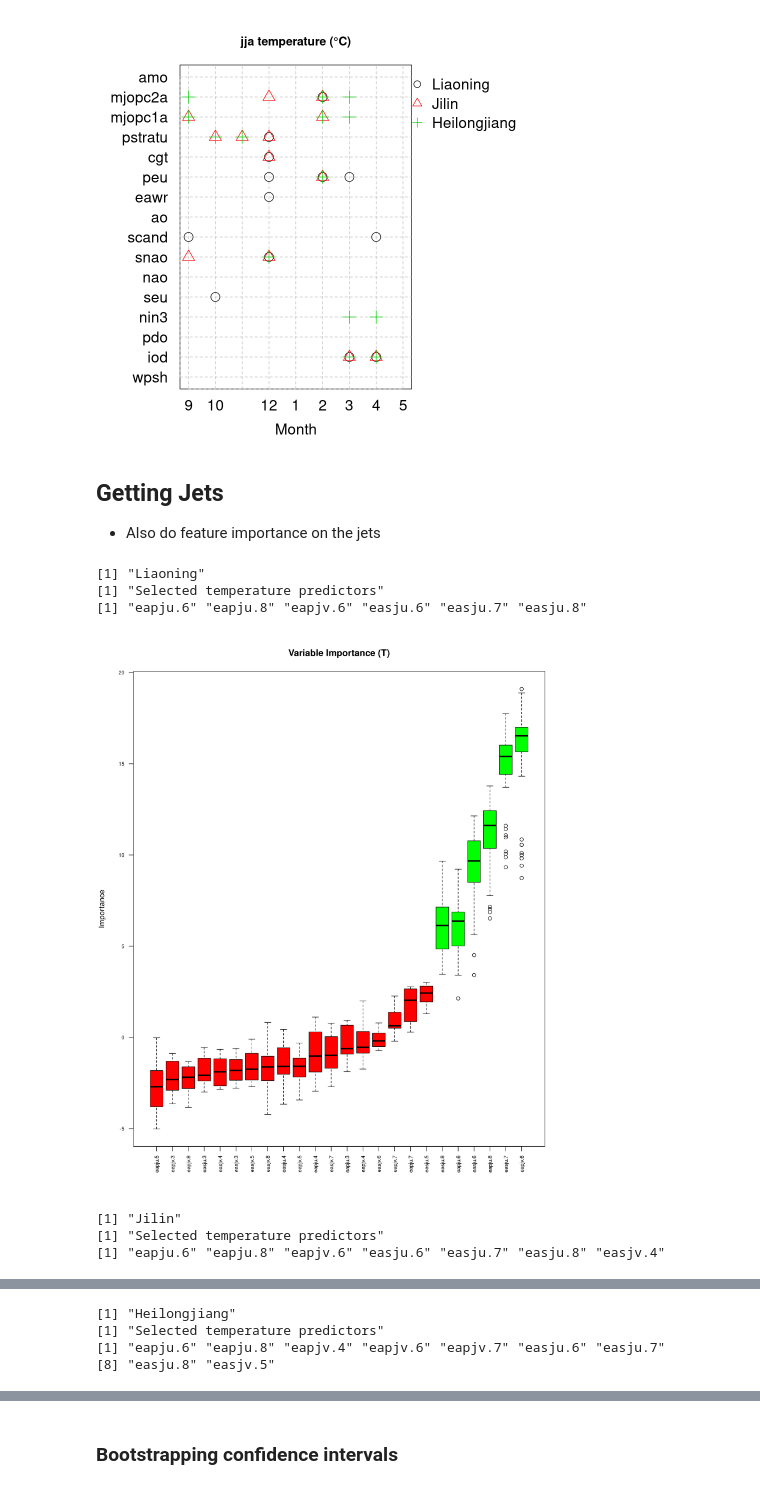
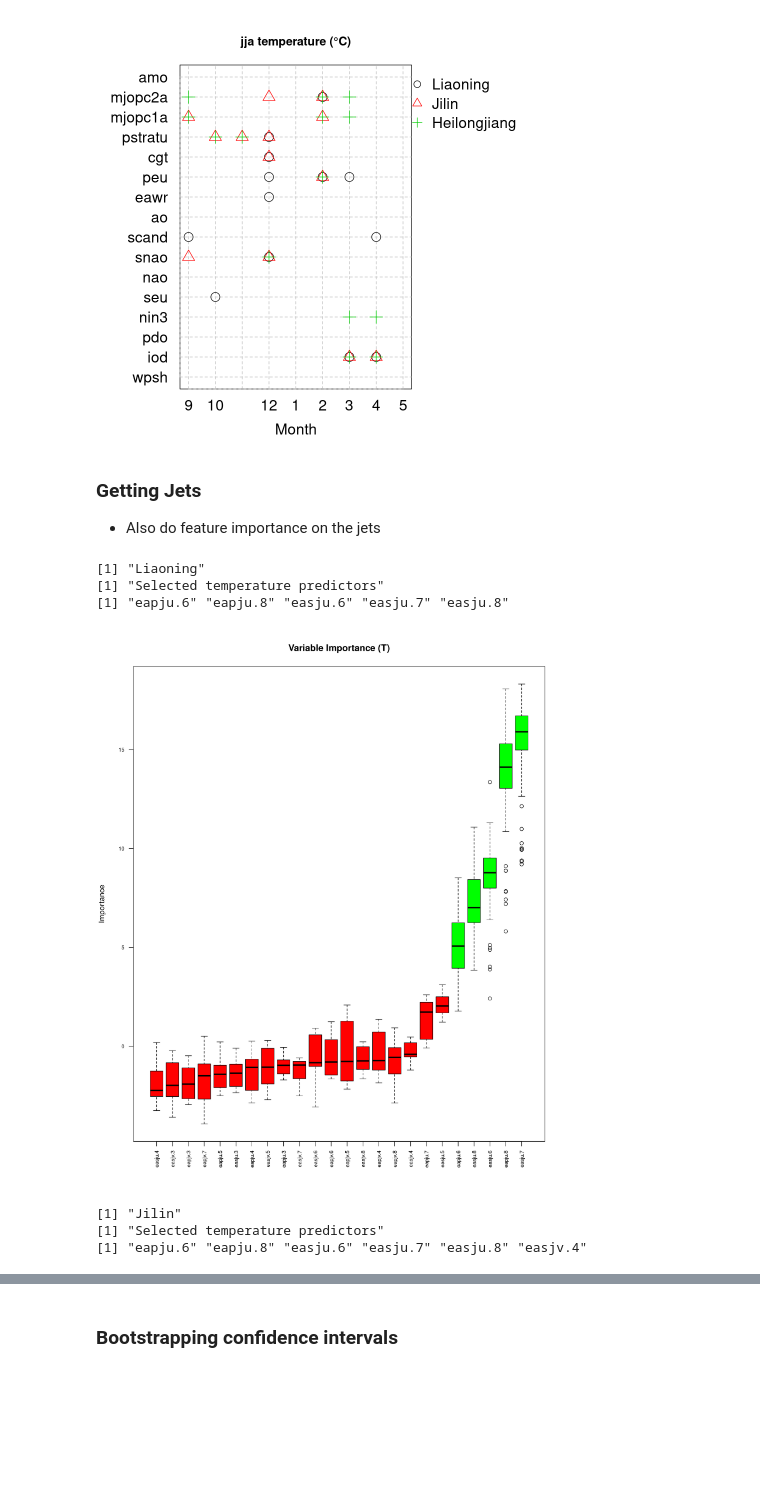
Before and after one commit to informatics-lab/cssp_china_wp5.6_binder, a Jupyter notebook: R/analysis_notebook_temperature.ipynb, the cells around one changed output, grey strips where cells are left out. Drawn from its saved outputs; the diff is of its cells as text; code cells hidden in the pictures; blank space fills up the shorter version.

```diff
--- a/R/analysis_notebook_temperature.ipynb
+++ b/R/analysis_notebook_temperature.ipynb
@@ -235,6 +260,8 @@ library(ggplot2)
 region = "NE_China"
 regs = c("Liaoning", "Jilin", "Heilongjiang")
 # %%
+# setting up stuff for saving
+lag = 0
 ystrts = rownames(cindex_df)[1] # first year in dataset
 yends = rownames(cindex_df)[length(rownames(cindex_df))] # last year in dataset
 suffix = 'jja'
@@ -272,15 +325,24 @@ for (k in 1:length(regs)) {
 
     ########################## Doing feature selection with random forest #######################################
 
-    boruta_output_temp <- Boruta(temp_y_train ~ ., data=din_temp, doTrace=0, maxRuns= 400, ntree=4000, pValue = 0.1)
+    boruta_output_temp <- Boruta(temp_y_train ~ ., data=din_temp, doTrace=0, maxRuns= 400, ntree=4000, pValue = 0.01)
     boruta_signif_temp <- names(boruta_output_temp$finalDecision[boruta_output_temp$finalDecision %in% c("Confirmed", "Tentative")])
 
-    png(paste('./',region,'_varimp_',regs[k],'_',ystrts,'_',yends,'_',suffix,'.png', sep="")
+    png(paste('./',region,'_varimp_',regs[k],'_',ystrts,'_',yends,"_lag_",lag,'_',suffix,'.png', sep="")
         ,width=9,height=6,units="in",res=300)
     plot(boruta_output_temp, cex.axis=.7, las=2, xlab="", main=paste("Variable Importance (T)", regs[k]), whichShadow = c(FALSE, FALSE, FALSE))  # plot variable importance
     dev.off()
-    display_png(file=paste('./',region,'_varimp_',regs[k],'_',ystrts,'_',yends,'_',suffix,'.png', sep=""))
+    display_png(file=paste('./',region,'_varimp_',regs[k],'_',ystrts,'_',yends,"_lag_",lag,'_',suffix,'.png', sep=""))
 
+
+
+    ######################### Plots the top 10 correlated features ########################
+
+
+    fname3 = paste("./", region, "_corimp_temp_", regs[k],".png", sep="") # filename to save figure to
+    tc_df = top10_correlations_df(indt, k) # create dataframe of top 10 correlations
+    plot_10_correlations(tc_df, regs[k],'T' ,fname3) # plot em
+    display_png(file=fname3) # display the figure in the notebook
 
     ######################### Storing our features ###################################################
 
@@ -340,7 +406,7 @@ legend("topright", legend = regs,bty = "n",
 # %% [output]
 [figure]
 # %% [markdown]
-## Getting Jets
+### Getting Jets
 
 * Also do feature importance on the jets
 # %%
@@ -349,8 +415,7 @@ j1u = "200hPa_zonal_polar_jet_new_monthly_longer.csv"
   #"200hPa_uwind_box1_monthly_longer.csv"
 #j1u = "300hPa_uwind_polar_monthly_longer.csv"
 #  "200hPa_uwind_box1_monthly_longer.csv"
-j1v = "200hPa_vwind_box1_monthly_longer.csv"
-#j1v = "200hPa_meridional_polar_jet_new_monthly_longer.csv"
+j1v = "200hPa_meridional_polar_jet_new_monthly_longer.csv"
 #j1v = "300hPa_vwind_polar_monthly_longer.csv"
   #"200hPa_vwind_box1_monthly_longer.csv"
 j2u = "200hPa_zonal_subtropical_jet_new_monthly_longer.csv"
@@ -409,34 +474,34 @@ dimnames(coef_jarray_full)[[1]] <- regs
 # %%
 ## do boruta on jet predicting t and P
 for (k in 1:length(regs)) {
     print(regs[k])
 
     x_train = jet_df
     y_train = temp_anoms[,k]
 
     din1  = data.frame(cbind(x_train, y_train))
     boruta_output1 <- Boruta(y_train ~ ., data=din1, doTrace=0, maxRuns= 200, ntree=2000, pValue = 0.1)  # perform Boruta search
 
     boruta_signif1 <- names(boruta_output1$finalDecision[boruta_output1$finalDecision %in% c("Confirmed", "Tentative")])  # collect Confirmed and Tentative variables
     print("Selected temperature predictors")
     print(boruta_signif1)
 
     ## remove shadows from plot
-    png(paste('./china_maize_jet_varimp_',regs[k],'_',ystrts,'_',yends,'_',suffix,'.png', sep=""),width=10.25,height=12.25,units="in",res=300)
+    png(paste('./china_maize_jet_varimp_',regs[k],'_',ystrts,'_',yends,"_lag_",lag,'_',suffix,'.png', sep=""),width=10.25,height=12.25,units="in",res=300)
     plot(boruta_output1, cex.axis=.7, las=2, xlab="", main="Variable Importance (T)", whichShadow = c(FALSE, FALSE, FALSE))  # plot variable importance
     dev.off()
-    display_png(file=paste('./china_maize_jet_varimp_',regs[k],'_',ystrts,'_',yends,'_',suffix,'.png', sep=""))
+    display_png(file=paste('./china_maize_jet_varimp_',regs[k],'_',ystrts,'_',yends,"_lag_",lag,'_',suffix,'.png', sep=""))
 
     tvars = gsub("[[:punct:]]", "-", boruta_signif1)
 
     coef_jarray_full[k,2,tvars] = 1
 
 }
 # %% [output]
 [1] "Liaoning"
 [1] "Selected temperature predictors"
-[1] "eapju.6" "eapju.8" "eapjv.6" "easju.6" "easju.7" "easju.8"
+[1] "eapju.6" "eapju.8" "easju.6" "easju.7" "easju.8"
-[figure, old version]
+[figure, new version]
 [1] "Jilin"
 [1] "Selected temperature predictors"
-[1] "eapju.6" "eapju.8" "eapjv.6" "easju.6" "easju.7" "easju.8" "easjv.4"
+[1] "eapju.6" "eapju.8" "easju.6" "easju.7" "easju.8" "easjv.4"
@@ -444,4 +508,0 @@ for (k in 1:length(regs)) {
-[1] "Heilongjiang"
-[1] "Selected temperature predictors"
-[1] "eapju.6" "eapju.8" "eapjv.4" "eapjv.6" "eapjv.7" "easju.6" "easju.7"
-[8] "easju.8" "easjv.5"
```
Also changed, not shown: parts of 83 cells of this notebook.
